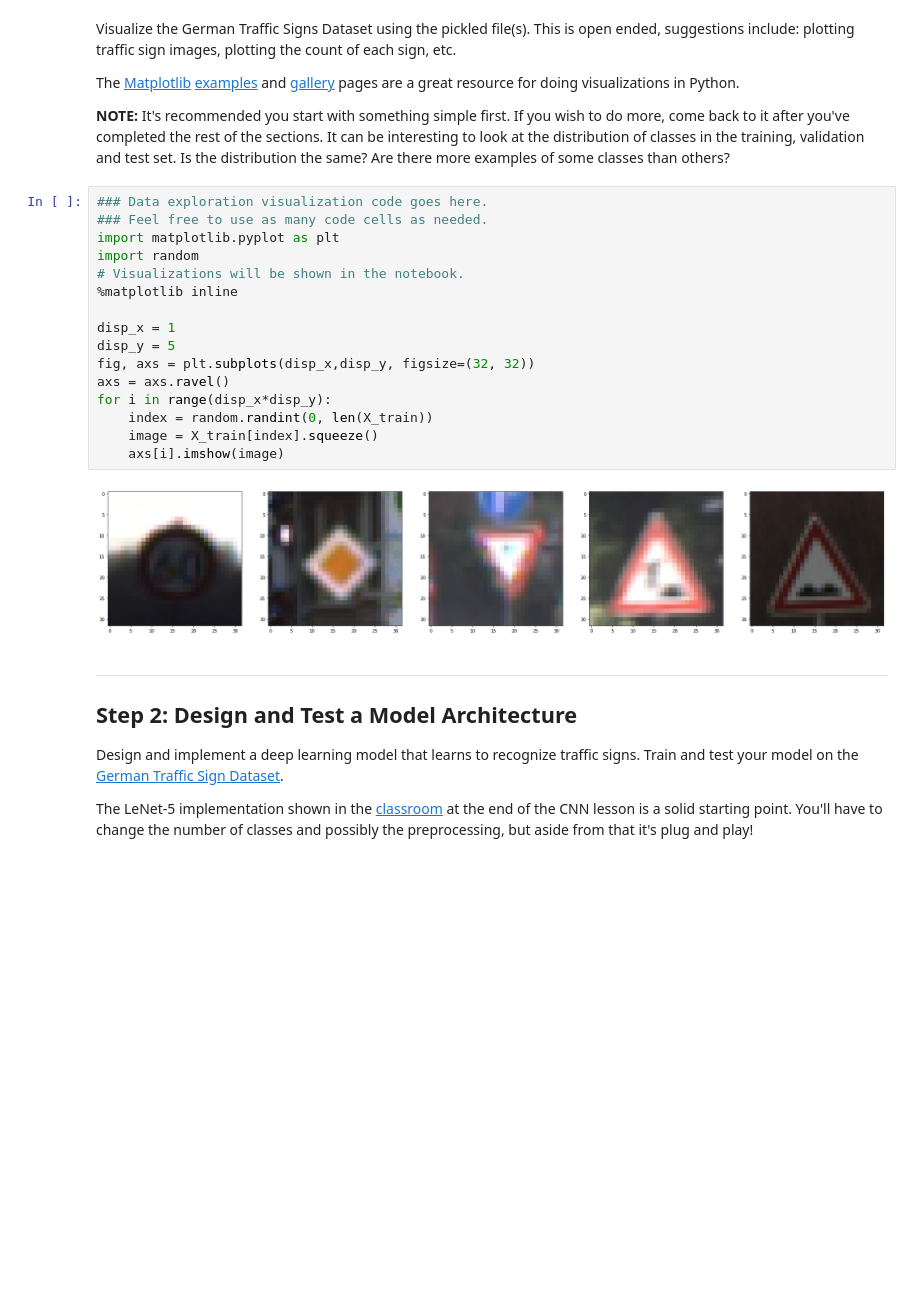
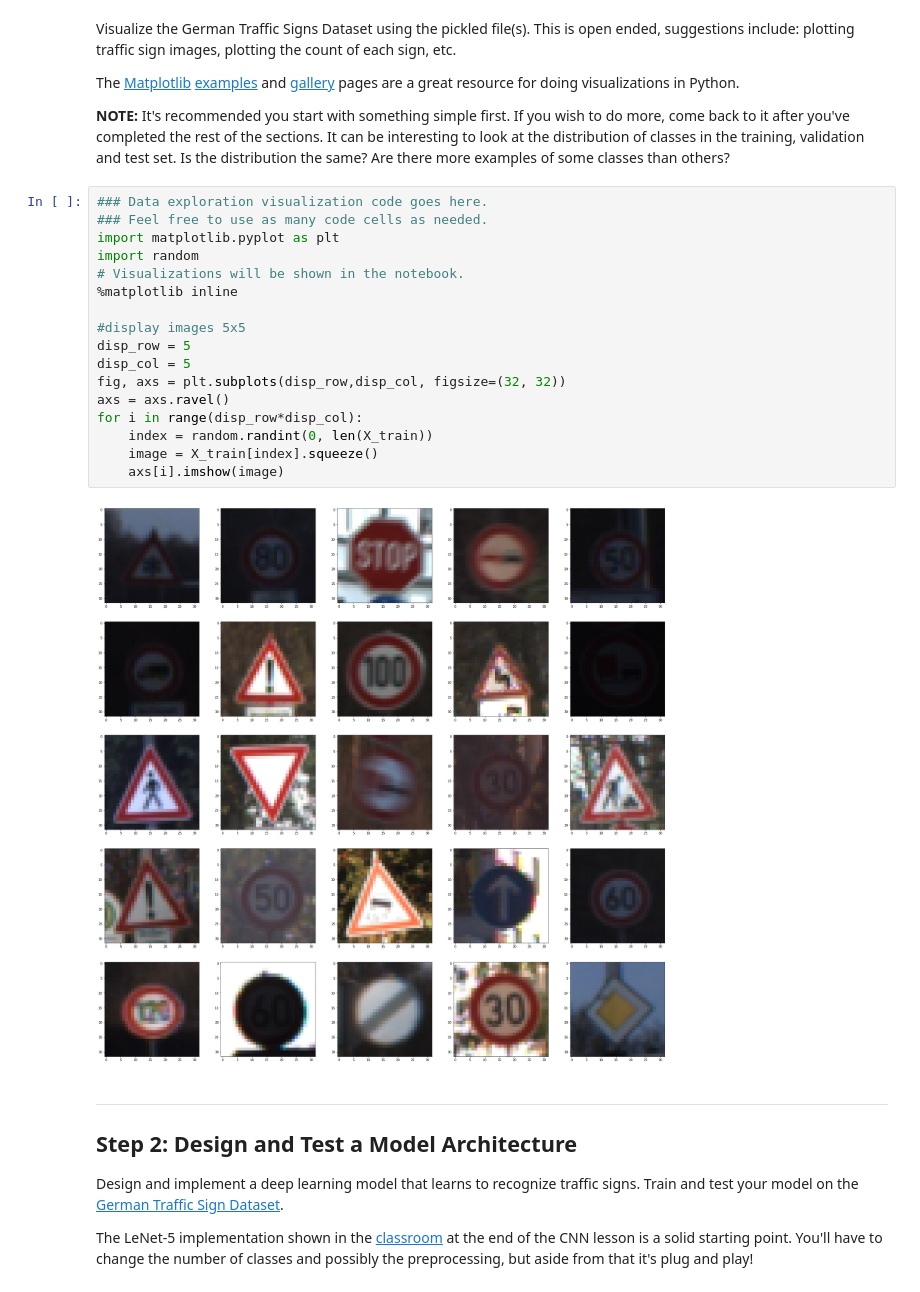
Before and after one commit to maanadoona/CarND-Traffic-Sign-Classifier-Project, a Jupyter notebook: Traffic_Sign_Classifier.ipynb, the cells around one changed output. Saved outputs shown, nothing was run; the diff lists cells and outputs as text; blank space fills up the shorter version.

```diff
--- a/Traffic_Sign_Classifier.ipynb
+++ b/Traffic_Sign_Classifier.ipynb
@@ -98,21 +102,22 @@ The [Matplotlib](http://matplotlib.org/) [examples](http://matplotlib.org/exampl
 # %%
 ### Data exploration visualization code goes here.
 ### Feel free to use as many code cells as needed.
 import matplotlib.pyplot as plt
 import random
 # Visualizations will be shown in the notebook.
 %matplotlib inline
 
-disp_x = 1
-disp_y = 5
-fig, axs = plt.subplots(disp_x,disp_y, figsize=(32, 32))
+#display images 5x5
+disp_row = 5
+disp_col = 5
+fig, axs = plt.subplots(disp_row,disp_col, figsize=(32, 32))
 axs = axs.ravel()
-for i in range(disp_x*disp_y):
+for i in range(disp_row*disp_col):
     index = random.randint(0, len(X_train))
     image = X_train[index].squeeze()
     axs[i].imshow(image)
 # %% [output]
-[figure, old version]
+[figure, new version]
 # %% [markdown]
 ----
 
```
Also changed, not shown: parts of 13 cells of this notebook, 4 other files.
